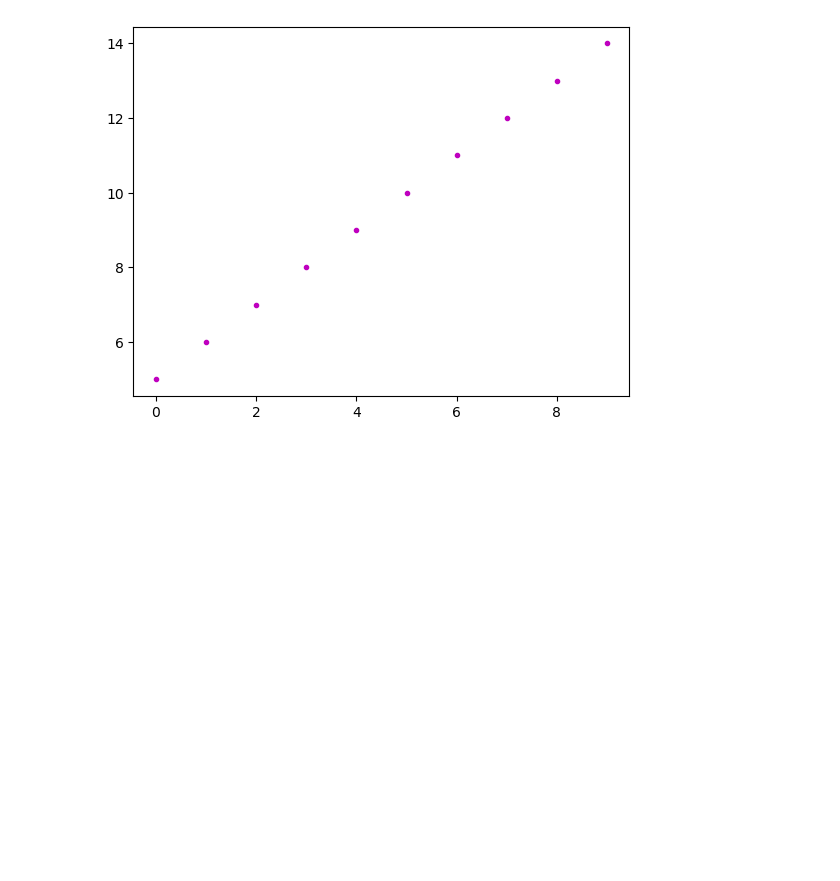
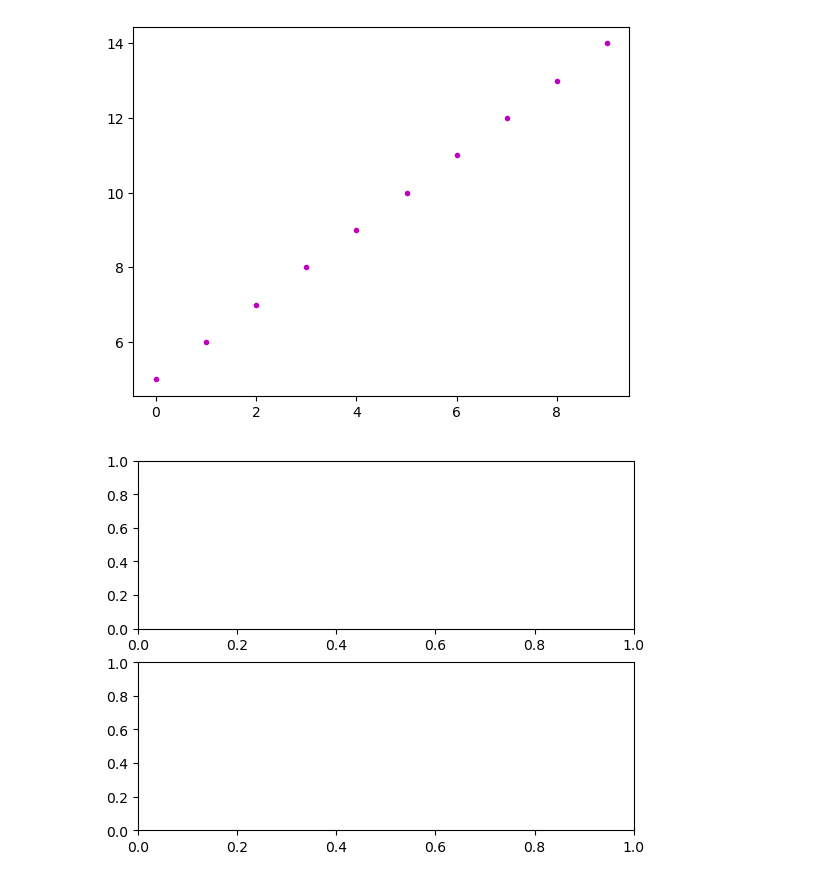
Before and after one commit to hyestar/202203python, a Jupyter notebook: 시각화연습.ipynb, the cells around one changed output. Drawn from its saved outputs; the diff is of its cells as text; code cells hidden in the pictures; blank space fills up the shorter version.

```diff
--- a/시각화연습.ipynb
+++ b/시각화연습.ipynb
@@ -22,3 +22,11 @@ plt.plot(x,y,"m.")
 # %% [output]
 [<matplotlib.lines.Line2D at 0x...>]
 [figure]
+# %%
+fig = plt.figure()
+# fig.add_subplot(행의 갯수, 열의 갯수, 위치값)
+ax1 = fig.add_subplot(2,1,1)
+ax2 = fig.add_subplot(2,1,2)
+plt.show()
+# %% [output]
+[figure, added]
```
Also changed, not shown: parts of 7 cells of this notebook.
